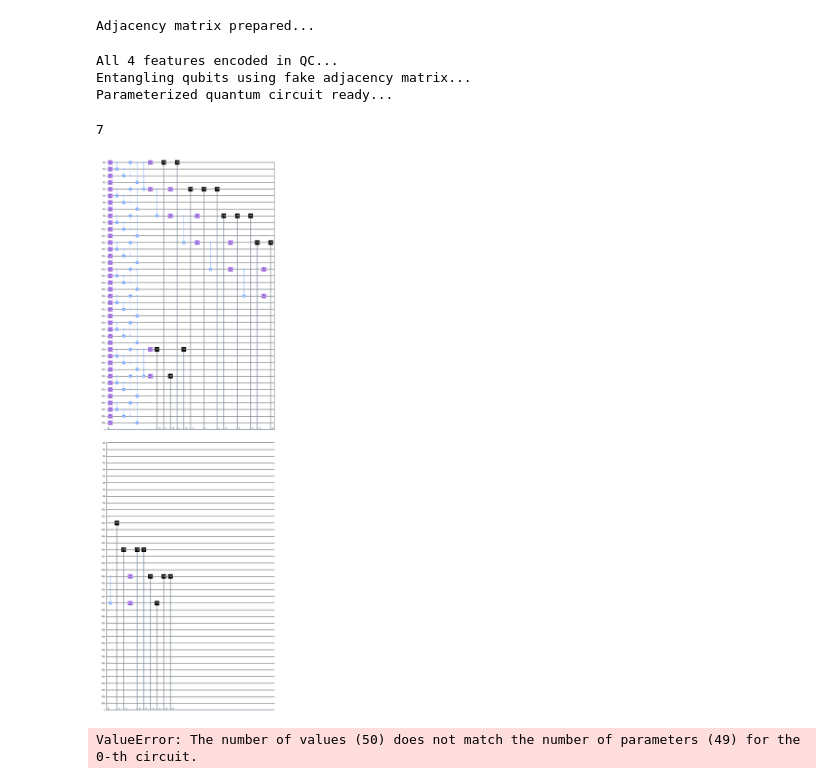
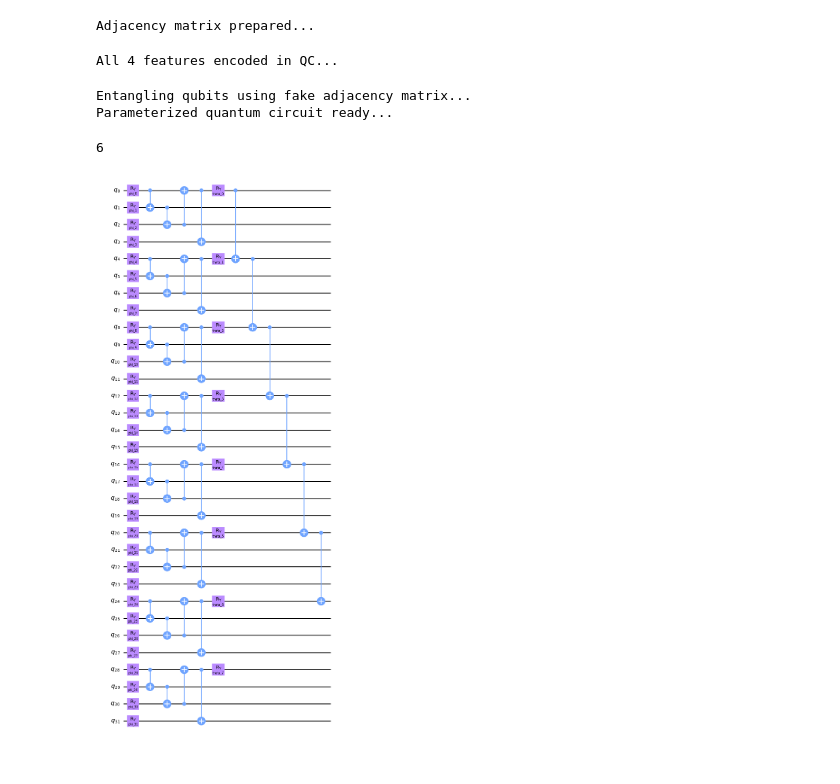
Before and after one commit to jihwanoh123/particle_trajectory, a Jupyter notebook: Design_sample.ipynb, the cells around one changed output. Drawn from its saved outputs; the diff is of its cells as text; code cells hidden in the pictures.

Commit message:
Implement ideas in the Overleaf notes; no error but kernel died

```diff
--- a/Design_sample.ipynb
+++ b/Design_sample.ipynb
@@ -66,8 +66,8 @@ Rio=Ri+Ro
 # Load X data of dimension Nv x 4(including color)
 import os
 import pandas as pd
-#dir_ = os.path.join(os.getcwd(), 'color')
-dir_ = os.path.join(os.getcwd(), 'coloredX')
+dir_ = os.path.join(os.getcwd(), 'color')
+#dir_ = os.path.join(os.getcwd(), 'coloredX')
 file_path = os.path.join(dir_, f"{'event000001000_g000'}.csv")
 v = pd.read_csv(file_path)
 print("features data loaded...")
@@ -86,10 +86,10 @@ edge data loaded...
 # %%
 #Reduced adjacency matrix A
 #A[i][j]==1 implies there is an edge between i, j-th nodes.
-A=[[0 for _ in range(10)] for _ in range(10)]
+A=[[0 for _ in range(8)] for _ in range(8)]
 red_edges=[]
 for s,e in edges:
-    if s<10 and e<10:
+    if s<8 and e<8:
         red_edges.append([s,e])
 for s,e in red_edges:
     A[s][e]=1
@@ -100,7 +100,7 @@ Adjacency matrix prepared...
 from qiskit import QuantumCircuit
 from qiskit.circuit import Parameter
 # Reduced colored X data
-raw_data=v[:10].values
+raw_data=v[:8].values
 # Create a quantum circuit with Nv qubits
 Nv = len(raw_data)
 num_qubits = Nv * 4  # 4 qubits per row (x,y,z,color)
@@ -119,45 +119,47 @@ for i in range(Nv):
     qc.cx(i * 4, i * 4 + 3)
 # Encode each feature value into a qubit
 print("All 4 features encoded in QC...")
-# Define a list of trainable parameters for the entanglement
-num_params = len(A)  # Number of trainable parameters for the entanglement
-ansatz = [Parameter(f'theta_{i}') for i in range(num_params)]
-print("Entangling qubits using fake adjacency matrix...")
-# Apply trainable entanglement gates based on adjacency matrix A
-for i in range(len(A)):
-    for j in range(i + 1, len(A)):
-        if A[i][j] == 1:
-            # Use trainable parameters for entanglement angles
-            qc.cx(i * 4, j * 4)
-            qc.ry(ansatz[i], i * 4)
-            qc.ry(ansatz[j], j * 4)
-print("Parameterized quantum circuit ready...")
 # %% [output]
 All 4 features encoded in QC...
-Entangling qubits using fake adjacency matrix...
-Parameterized quantum circuit ready...
+# %%
+# Define a list of trainable parameters for the entanglement
+num_params = len(A)  # Number of trainable parameters for the entanglement
+ansatz = [Parameter(f'theta_{i}') for i in range(num_params)]
+print("Entangling qubits using fake adjacency matrix...")
+# Apply trainable entanglement gates based on adjacency matrix A
+for i in range(len(A)):
+    qc.ry(ansatz[i],i*4)
+for i in range(len(A)):
+    for j in range(i + 1, len(A)):
+        if A[i][j] == 1:
+            # Use trainable parameters for entanglement angles
+            qc.cx(i * 4, j * 4)
+print("Parameterized quantum circuit ready...")
+# %% [output]
+Entangling qubits using fake adjacency matrix...
+Parameterized quantum circuit ready...
 # %%
-count=0
 # Add measurement operations based on adjacency matrix A
-meas = QuantumCircuit(num_qubits, num_qubits)
+#meas = QuantumCircuit(num_qubits, num_qubits)
+look = []
 for i in range(len(A)):
     for j in range(i + 1, len(A)):
         if A[i][j] == 1:
-            count+=1
-            meas.measure(i * 4, i * 4)
-full_circuit = qc.compose(meas, range(num_qubits))
-print(count)
+            look.append(i*4)
+#meas.measure_all()
+#full_circuit = qc.compose(meas, range(num_qubits))
+len(look)
 # %% [output]
-7
+6
 # %%
 from qiskit import transpile
 # Transpile the circuit for execution
 simulator = Aer.get_backend('qasm_simulator')
-full_circuit = transpile(full_circuit, simulator)
+full_circuit = transpile(qc, simulator)
 # Visualize the transpiled circuit
 full_circuit.draw(output='mpl')
 # %% [output]
-[figure, old version]
+[figure, new version]
 # %%
 #Implement quantum neural network
 from qiskit_machine_learning.neural_networks import SamplerQNN, EstimatorQNN
@@ -189,9 +191,7 @@ sampler_classifier = NeuralNetworkClassifier(
 # Prepare data for training (quantum circuits and labels)
 y = load_raw('event000001000_g000.npz','y')
 # For now, only look at first 10 edges.
-Y = y[:10]  # True edge labels of dimension Ne=10
+Y = y[:8]  # True edge labels of dimension Ne=10
 flat_raw_data=raw_data.flatten()
 # Train the classifier using the encoded quantum circuits and labels
 sampler_classifier.fit(flat_raw_data, Y)
-# %% [output]
-ValueError: The number of values (50) does not match the number of parameters (49) for the 0-th circuit.
```
Also changed, not shown: parts of 1 cell of this notebook.
